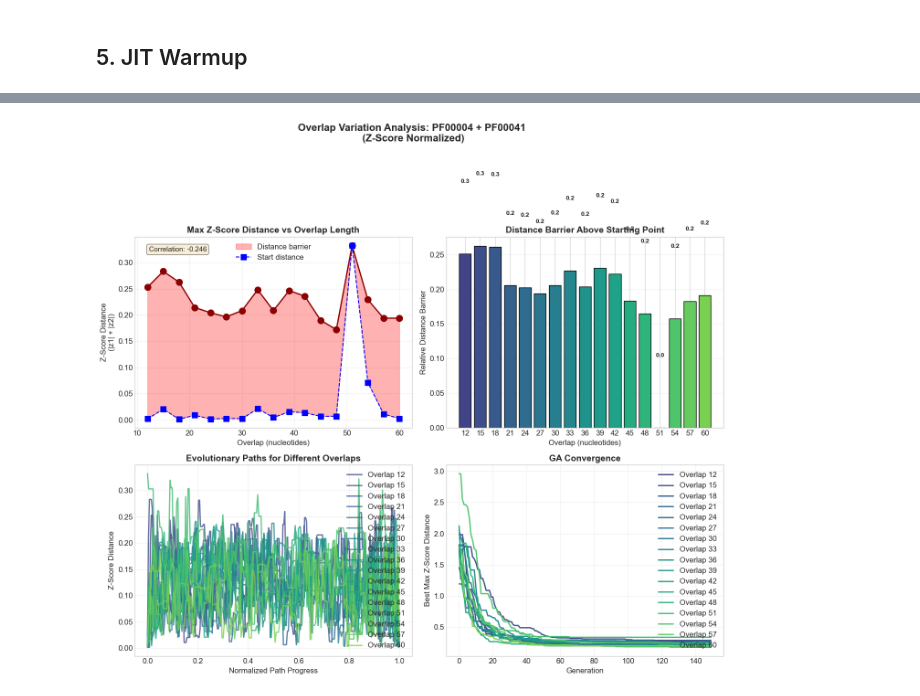
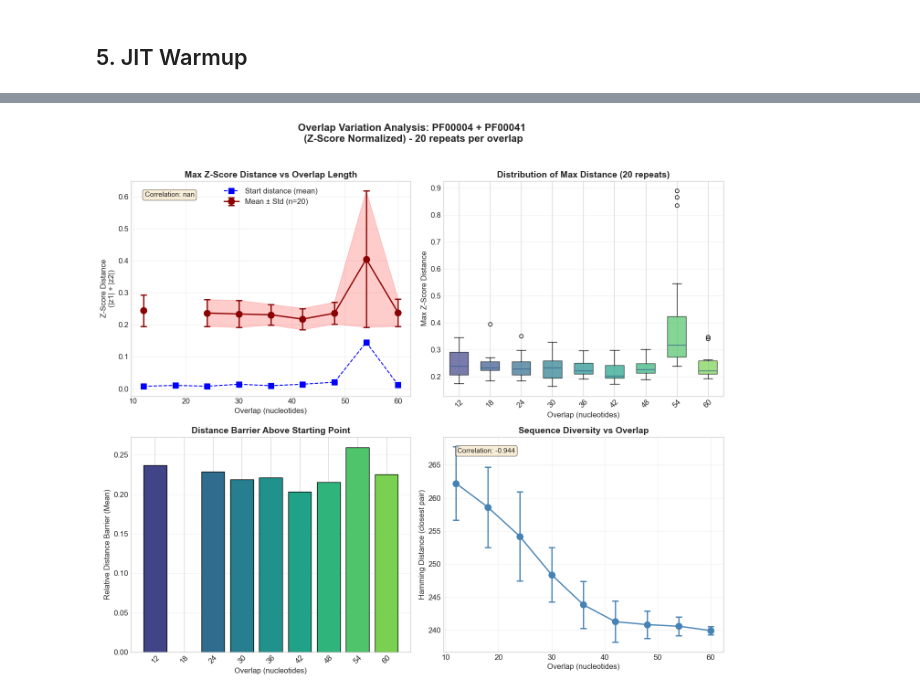
Before and after one commit to orsonk22/OverlappingGenes, a Jupyter notebook: GA/GAoverlap_variation_analysis.ipynb, the cells around one changed output, grey strips where cells are left out. Drawn from its saved outputs; the diff is of its cells as text; code cells hidden in the pictures.

Commit message:
ga overlap vs dist 1o runs

```diff
--- a/GA/GAoverlap_variation_analysis.ipynb
+++ b/GA/GAoverlap_variation_analysis.ipynb
@@ -687,18 +673,24 @@ if len(results) == 0:
     print("No results to plot.")
 else:
     # Extract data for plotting
-    overlaps = [r['overlap'] for r in results]
+    overlaps = [int(r['overlap']) for r in results]  # Convert to int
     max_distances = [r['max_distance_from_natural'] for r in results]
+    max_dist_stds = [r.get('max_distance_std', 0) for r in results]
     ham_dists = [r['hamming_distance'] for r in results]
     start_distances = [r['start_distance'] for r in results]
+    n_trials_list = [int(r.get('n_trials', 1)) for r in results]  # Convert to int
 
     # Calculate relative distance (distance above starting distance)
     relative_distances = [m - s for m, s in zip(max_distances, start_distances)]
 
-    print("\nResults Summary (DISTANCE FROM NATURAL MEANS):")
-    print("-" * 70)
+    print(f"\nResults Summary (DISTANCE FROM NATURAL MEANS) - {N_REPEATS} repeats per overlap:")
+    print("-" * 85)
+    print(f"{'Overlap':>8} | {'Max Dist Mean':>13} | {'Std':>8} | {'Relative':>10} | {'Hamming':>8} | {'n':>5}")
+    print("-" * 85)
     for r in results:
         rel_dist = r['max_distance_from_natural'] - r['start_distance']
-        print(f"  Overlap {r['overlap']:2d}: Max Dist = {r['max_distance_from_natural']:.2f}, "
-              f"Relative = {rel_dist:.2f}, Hamming = {r['hamming_distance']}")
+        std = r.get('max_distance_std', 0)
+        n = int(r.get('n_trials', 1))
+        ov = int(r['overlap'])
+        print(f"  {ov:6d} | {r['max_distance_from_natural']:13.4f} | {std:8.4f} | {rel_dist:10.4f} | {r['hamming_distance']:8.1f} | {n:5d}")
 # %% [output]
@@ -729,70 +715,78 @@ if len(results) > 0:
     # Dynamic ylabel based on Z_SCORE setting
     dist_ylabel = "Z-Score Distance\n(|z1| + |z2|)" if Z_SCORE else "Distance from Natural\n(|E1-mean1| + |E2-mean2|)"
 
-    # Plot 1: Max Distance from Natural vs Overlap
+    # Plot 1: Max Distance from Natural vs Overlap (WITH ERROR BARS)
     ax1 = axes[0, 0]
-    ax1.plot(overlaps, max_distances, 'o-', color='darkred', linewidth=2, markersize=10)
-    ax1.fill_between(overlaps, start_distances, max_distances, alpha=0.3, color='red', label='Distance barrier')
-    ax1.plot(overlaps, start_distances, 's--', color='blue', linewidth=1.5, markersize=8, label='Start distance')
+    ax1.errorbar(overlaps, max_distances, yerr=max_dist_stds, fmt='o-',
+                 color='darkred', linewidth=2, markersize=10, capsize=5, capthick=2,
+                 label=f'Mean ± Std (n={N_REPEATS})')
+    ax1.fill_between(overlaps,
+                     [m - s for m, s in zip(max_distances, max_dist_stds)],
+                     [m + s for m, s in zip(max_distances, max_dist_stds)],
+                     alpha=0.2, color='red')
+    ax1.plot(overlaps, start_distances, 's--', color='blue', linewidth=1.5, markersize=8,
+             label='Start distance (mean)')
     ax1.set_xlabel('Overlap (nucleotides)', fontsize=12)
     ax1.set_ylabel(dist_ylabel, fontsize=12)
     ax1.set_title(f'{MAX_DIST_LABEL} vs Overlap Length', fontsize=14, fontweight='bold')
     ax1.legend()
     ax1.grid(True, alpha=0.3)
 
     # Add correlation
     if len(overlaps) > 2:
         corr = np.corrcoef(overlaps, max_distances)[0, 1]
         ax1.text(0.05, 0.95, f'Correlation: {corr:.3f}', transform=ax1.transAxes,
                  fontsize=11, verticalalignment='top',
                  bbox=dict(boxstyle='round', facecolor='wheat', alpha=0.5))
 
-    # Plot 2: Relative Distance (above starting point)
+    # Plot 2: Box plot of max distances across repeats
     ax2 = axes[0, 1]
-    bars = ax2.bar(range(len(overlaps)), relative_distances, color=colors, edgecolor='black')
+    # Group raw data by overlap for box plot
+    box_data = [valid_df[valid_df['overlap'] == ov]['max_distance_from_natural'].values
+                for ov in overlaps]
+    bp = ax2.boxplot(box_data, positions=range(len(overlaps)), widths=0.6, patch_artist=True)
+    for patch, color in zip(bp['boxes'], colors):
+        patch.set_facecolor(color)
+        patch.set_alpha(0.7)
     ax2.set_xticks(range(len(overlaps)))
-    ax2.set_xticklabels([str(o) for o in overlaps])
+    ax2.set_xticklabels([str(o) for o in overlaps], rotation=45)
     ax2.set_xlabel('Overlap (nucleotides)', fontsize=12)
-    ax2.set_ylabel('Relative Distance Barrier', fontsize=12)
-    ax2.set_title('Distance Barrier Above Starting Point', fontsize=14, fontweight='bold')
+    ax2.set_ylabel(MAX_DIST_LABEL, fontsize=12)
+    ax2.set_title(f'Distribution of Max Distance ({N_REPEATS} repeats)', fontsize=14, fontweight='bold')
     ax2.grid(True, alpha=0.3, axis='y')
 
-    # Add values on bars
-    for bar, val in zip(bars, relative_distances):
-        ax2.text(bar.get_x() + bar.get_width()/2, bar.get_height() + 0.1, f'{val:.1f}',
-                 ha='center', va='bottom', fontsize=10, fontweight='bold')
+    # Plot 3: Relative Distance (barrier above starting point)
+    ax3 = axes[1, 0]
+    bars = ax3.bar(range(len(overlaps)), relative_distances, color=colors, edgecolor='black')
+    ax3.set_xticks(range(len(overlaps)))
+    ax3.set_xticklabels([str(o) for o in overlaps], rotation=45)
+    ax3.set_xlabel('Overlap (nucleotides)', fontsize=12)
+    ax3.set_ylabel('Relative Distance Barrier (Mean)', fontsize=12)
+    ax3.set_title('Distance Barrier Above Starting Point', fontsize=14, fontweight='bold')
+    ax3.grid(True, alpha=0.3, axis='y')
 
-    # Plot 3: Distance Paths for all overlaps
-    ax3 = axes[1, 0]
-    for i, r in enumerate(results):
-        path = r['path_distances']
-        x = np.linspace(0, 1, len(path))
-        ax3.plot(x, path, '-', color=colors[i], linewidth=2, alpha=0.8,
-                 label=f"Overlap {r['overlap']}")
-
-    ax3.set_xlabel('Normalized Path Progress', fontsize=12)
-    ax3.set_ylabel(DIST_LABEL, fontsize=12)
-    ax3.set_title('Evolutionary Paths for Different Overlaps', fontsize=14, fontweight='bold')
-    ax3.legend()
-    ax3.grid(True, alpha=0.3)
-
-    # Plot 4: GA Convergence
+    # Plot 4: Hamming distance vs Overlap with error bars
     ax4 = axes[1, 1]
-    for i, r in enumerate(results):
-        ax4.plot(r['fitness_history'], color=colors[i], linewidth=2,
-                 label=f"Overlap {r['overlap']}")
-
-    ax4.set_xlabel('Generation', fontsize=12)
-    ax4.set_ylabel(f'Best Max {DIST_LABEL}', fontsize=12)
-    ax4.set_title('GA Convergence', fontsize=14, fontweight='bold')
-    ax4.legend()
+    ham_dist_stds = summary['hamming_distance_std'].values
+    ax4.errorbar(overlaps, ham_dists, yerr=ham_dist_stds, fmt='o-',
+                 color='steelblue', linewidth=2, markersize=10, capsize=5, capthick=2)
+    ax4.set_xlabel('Overlap (nucleotides)', fontsize=12)
+    ax4.set_ylabel('Hamming Distance (closest pair)', fontsize=12)
+    ax4.set_title('Sequence Diversity vs Overlap', fontsize=14, fontweight='bold')
     ax4.grid(True, alpha=0.3)
 
+    # Add correlation for Hamming
+    if len(overlaps) > 2:
+        corr_ham = np.corrcoef(overlaps, ham_dists)[0, 1]
+        ax4.text(0.05, 0.95, f'Correlation: {corr_ham:.3f}', transform=ax4.transAxes,
+                 fontsize=11, verticalalignment='top',
+                 bbox=dict(boxstyle='round', facecolor='wheat', alpha=0.5))
+
     z_score_text = " (Z-Score Normalized)" if Z_SCORE else " (Raw Energy Units)"
-    plt.suptitle(f'Overlap Variation Analysis: {PROTEIN_1} + {PROTEIN_2}\n{z_score_text}',
+    plt.suptitle(f'Overlap Variation Analysis: {PROTEIN_1} + {PROTEIN_2}\n{z_score_text} - {N_REPEATS} repeats per overlap',
                  fontsize=16, fontweight='bold', y=1.02)
     plt.tight_layout()
     plt.savefig('overlap_variation_results.png', dpi=150, bbox_inches='tight')
     plt.show()
 # %% [output]
-[figure, old version]
+[figure, new version]
```
Also changed, not shown: parts of 26 cells of this notebook, 8 other files.
